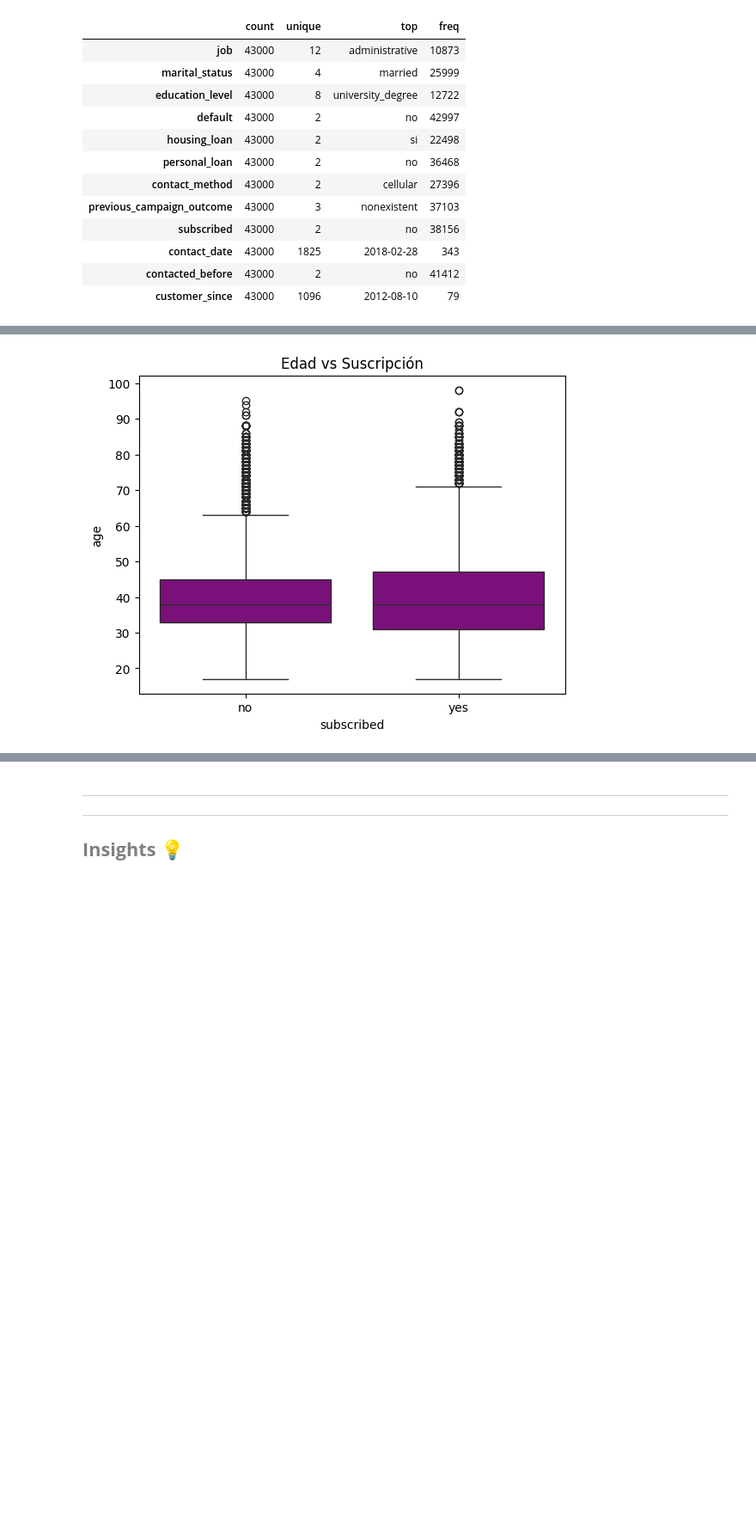
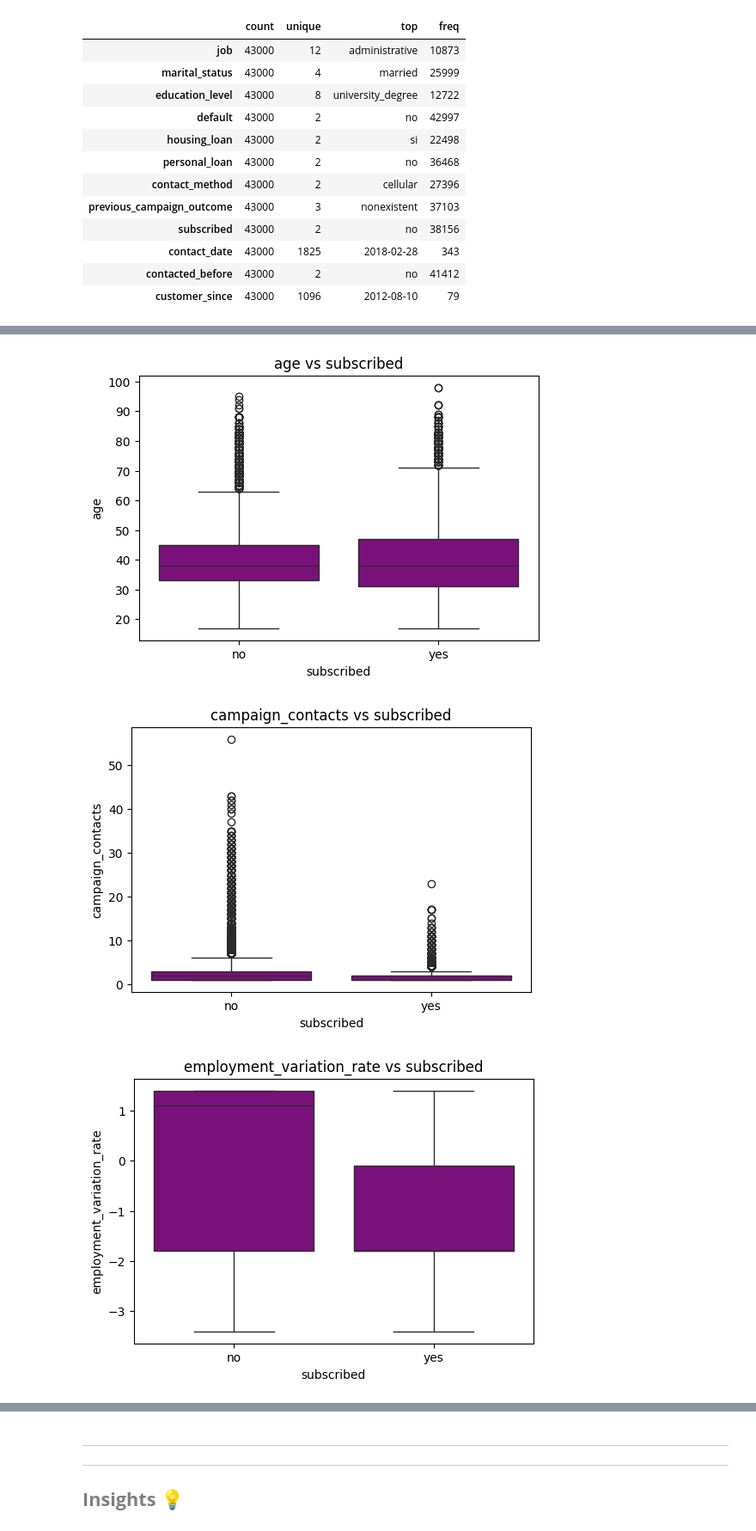
Before and after one commit to lorenalopezarenas/EDA-BankMarketing, a Jupyter notebook: notebooks/03. EDA.ipynb, the cells around one changed output, grey strips where cells are left out. Shown at 86% size. Drawn from its saved outputs; the diff is of its cells as text; code cells hidden in the pictures; blank space fills up the shorter version.

```diff
--- a/notebooks/03. EDA.ipynb
+++ b/notebooks/03. EDA.ipynb
@@ -139,0 +194,2 @@ plt.show()
+# %%
+df_final = df_integrado.copy()
@@ -139,0 +198,4 @@ plt.show()
+# %%
+cols_eliminar = ['previous_contacts', 'num_kids_home', 'num_teens_home', 'number_employees']
+
+df_final = df_final.drop(columns=cols_eliminar)
@@ -160,6 +240,6 @@ graficos_categoricos(df_integrado, rotar_columnas=['job', 'education_level'])
-# %%
-sns.boxplot(x='subscribed', y='age', data=df_integrado, color='darkmagenta')
-plt.title("Edad vs Suscripción")
-plt.show()
-# %% [output]
-[figure, removed]
+# %%
+number_vs_target(df_final, "subscribed")
+# %% [output]
+[figure, added]
+[figure, added]
+[figure, added]
```
Also changed, not shown: parts of 24 cells of this notebook, 1 other file.
